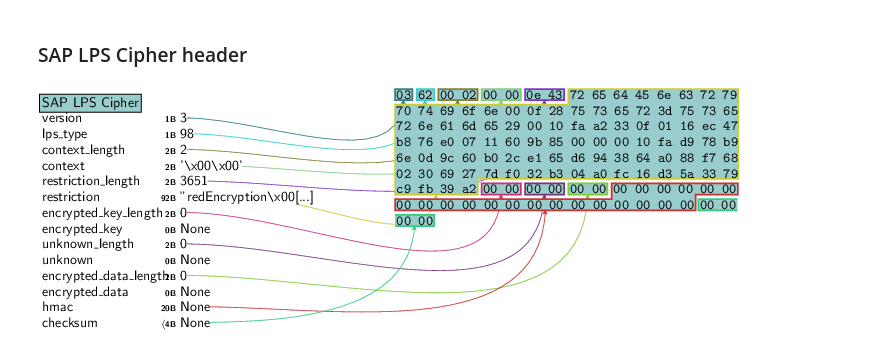
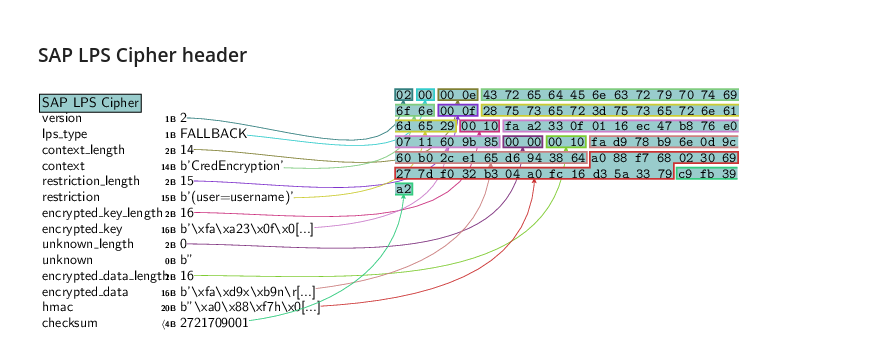
Before and after one commit to OWASP/pysap, a Jupyter notebook: docs/fileformats/SAPCredv2.ipynb, the cells around one changed output. Cells and saved outputs as stored; diff of their text form; code cells hidden in the pictures.

```diff
--- a/docs/fileformats/SAPCredv2.ipynb
+++ b/docs/fileformats/SAPCredv2.ipynb
@@ -175,7 +175,7 @@ cred_v2_lps_on_int_aes256_plain.show()
 # %% [markdown]
 ### SAP LPS Cipher header
 # %%
-lps_cipher_header = SAPLPSCipher(str(credv2_lps_on_v2_int_aes256.creds[0].cred.cipher))
+lps_cipher_header = SAPLPSCipher(credv2_lps_on_v2_int_aes256.creds[0].cred.cipher.val_readable)
 lps_cipher_header.canvas_dump()
 # %% [output]
-[figure, old version]
+[figure, new version]
```
Also changed, not shown: parts of 9 cells of this notebook, 20 other files.
